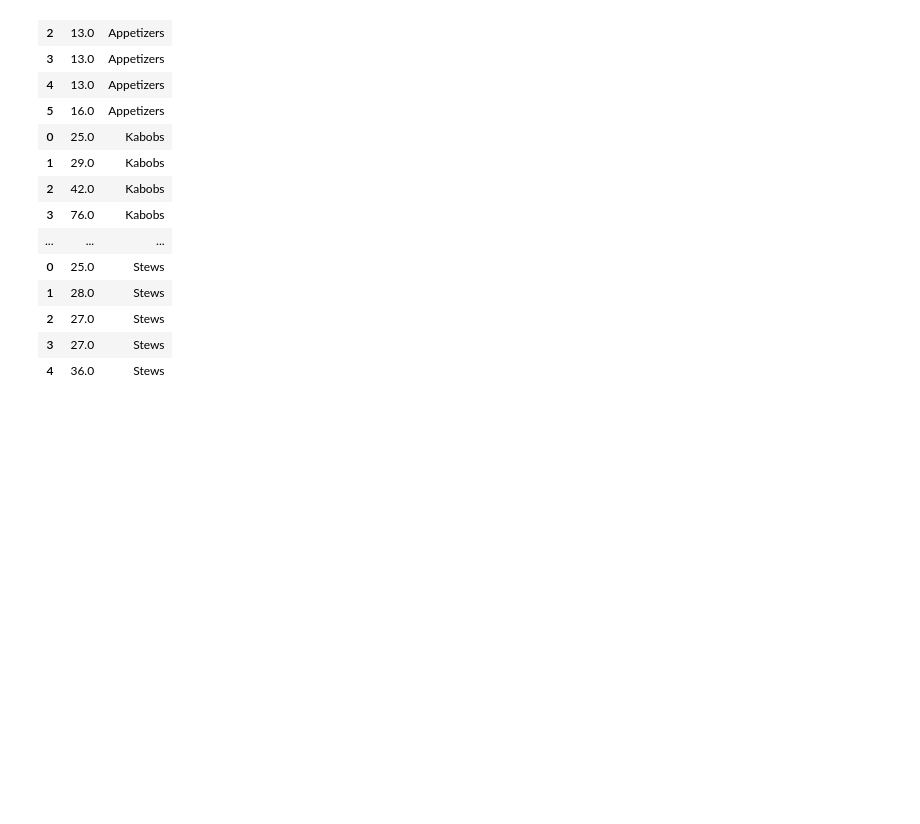
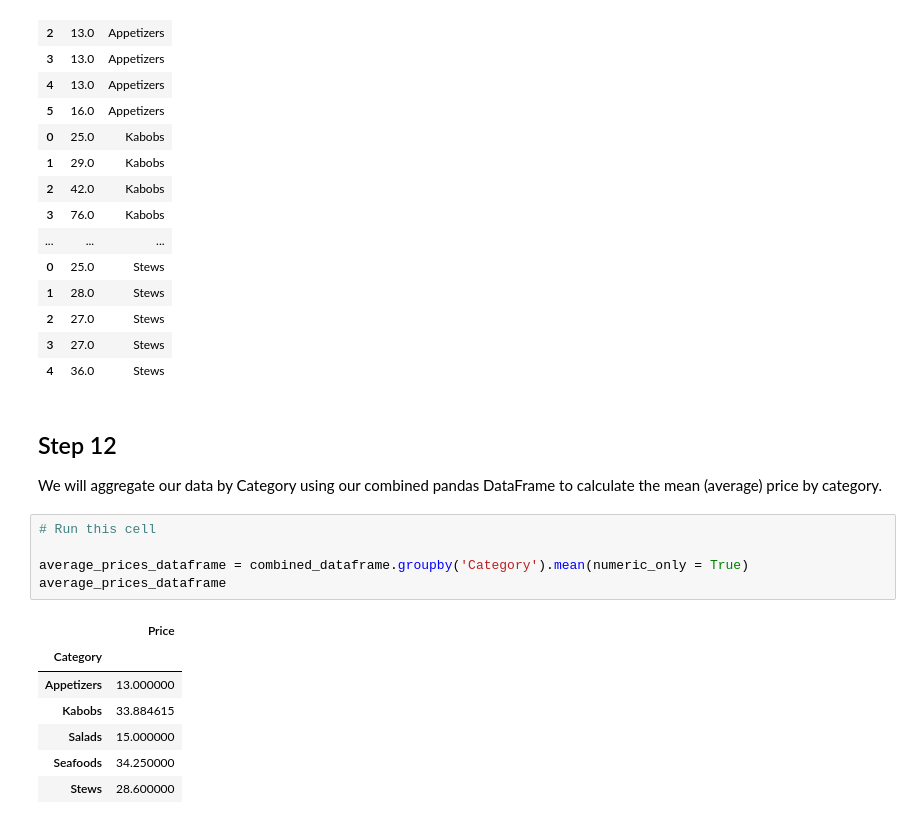
Before and after one commit to RikkuX491/python-data-science-lecture-1, a Jupyter notebook: index.ipynb, the cells around one changed output. Cells and saved outputs as stored; diff of their text form; blank space fills up the shorter version.

```diff
--- a/index.ipynb
+++ b/index.ipynb
@@ -245,3 +245,20 @@ combined_dataframe
 | 2 | 27.0 | Stews |
 | 3 | 27.0 | Stews |
 | 4 | 36.0 | Stews |
+# %% [markdown]
+## Step 12
+
+We will aggregate our data by Category using our combined pandas DataFrame to calculate the mean (average) price by category.
+# %%
+# Run this cell
+
+average_prices_dataframe = combined_dataframe.groupby('Category').mean(numeric_only = True)
+average_prices_dataframe
+# %% [output]
+|  | Price |
+| Category |  |
+| Appetizers | 13.000000 |
+| Kabobs | 33.884615 |
+| Salads | 15.000000 |
+| Seafoods | 34.250000 |
+| Stews | 28.600000 |
```
Also changed, not shown: parts of 4 cells of this notebook.
